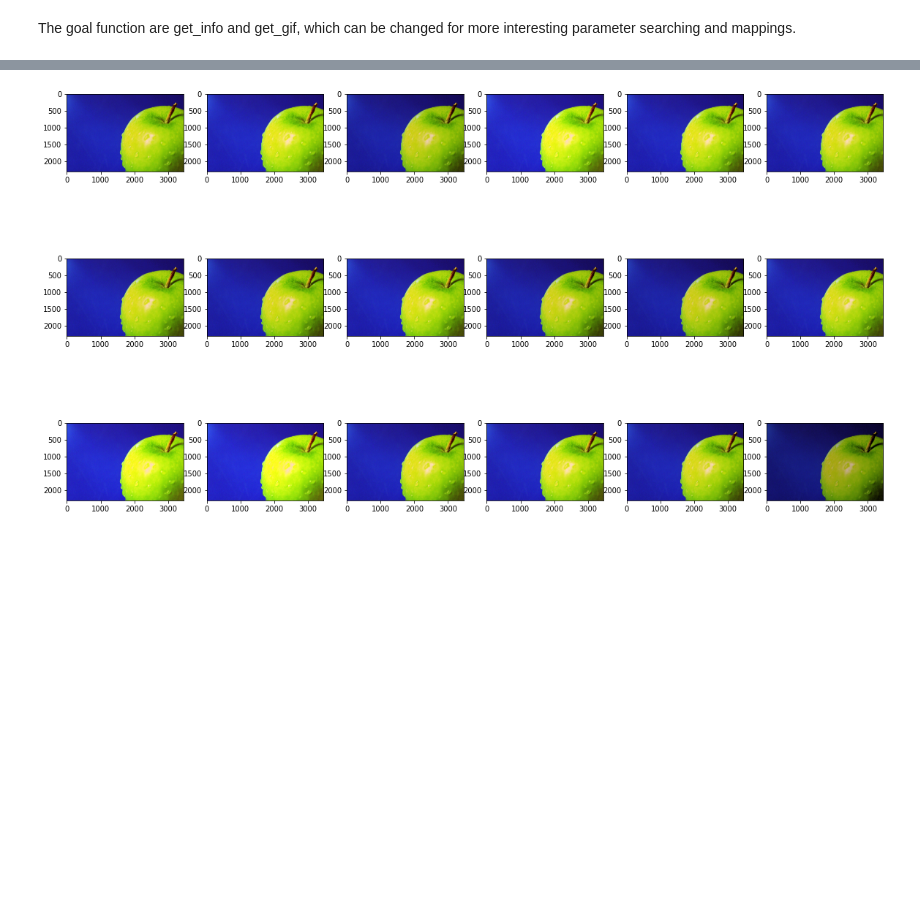
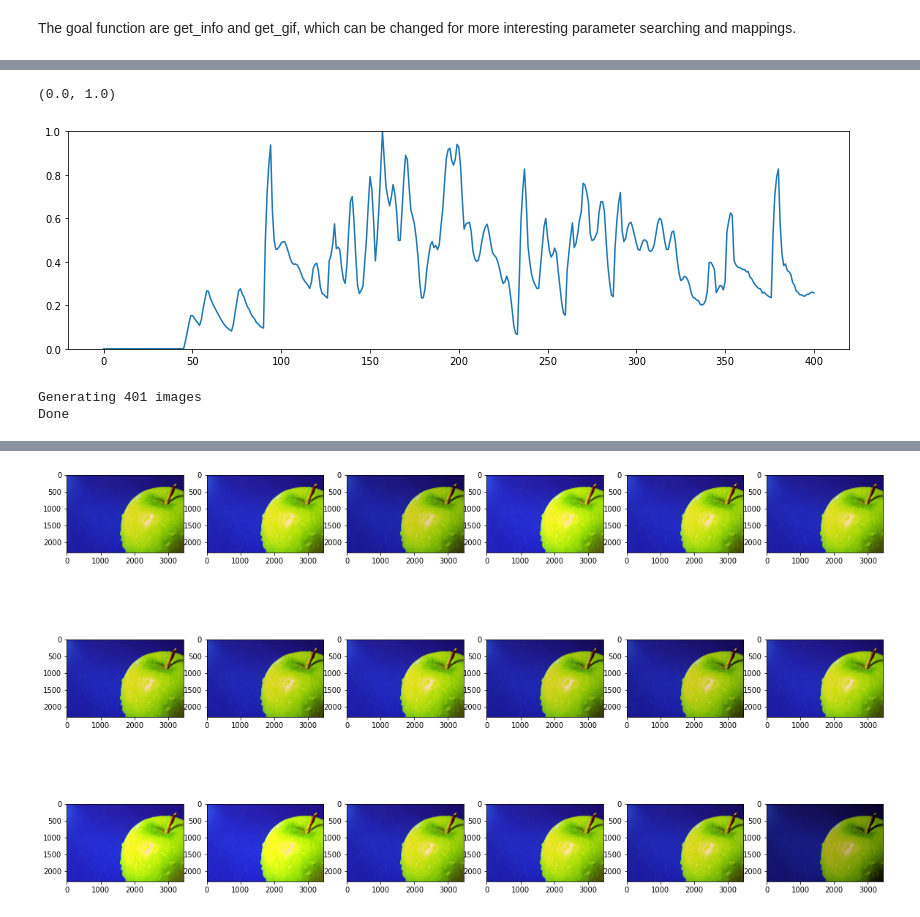
Before and after one commit to DeterjoSimon/AudioImagers, a Jupyter notebook: General_pipeline.ipynb, the cells around one changed output, grey strips where cells are left out. Drawn from its saved outputs; the diff is of its cells as text; code cells hidden in the pictures; blank space fills up the shorter version.

```diff
--- a/General_pipeline.ipynb
+++ b/General_pipeline.ipynb
@@ -52,0 +112,3 @@ frames = get_info(audio_name, 0.5)
+# %%
+frames = get_features(audio, sr, 0.1)
+frames[len(frames)//2]
@@ -53,3 +133,9 @@ frames = get_info(audio_name, 0.5)
+# %%
+plt.plot([frame['amplitude_abs_mean'] for frame in frames])
+plt.ylim((0,1))
+# %% [output]
+(0.0, 1.0)
+[figure, added]
 # %%
 # helper function that should be different for other approaches of mapping
 def increase_brightness(img, value=30):
@@ -84,0 +202,17 @@ def change_brightness(img, value=0):
+# %%
+def get_image_frame(source_img, features, t, sr):
+    #return change_brightness2(source_img, (features['amplitude_abs_mean'] - 0.5) * 1.8 * 255)
+    img = source_img
+    img = draw_shapes(img, features, t, sr)
+    img = change_brightness2(img, (features['amplitude_abs_mean'] - 0.5) * 1.8 * 255)
+    return img
+
+def get_image_sequence(source_img, frames, sr):
+    return [get_image_frame(source_img, frame, i/(len(frames)-1), sr) for i, frame in enumerate(frames)]
+
+print("Generating {} images".format(len(frames)))
+imgs = get_image_sequence(img, frames, sr)
+print("Done")
+# %% [output]
+Generating 401 images
+Done
```
Also changed, not shown: parts of 15 cells of this notebook.
